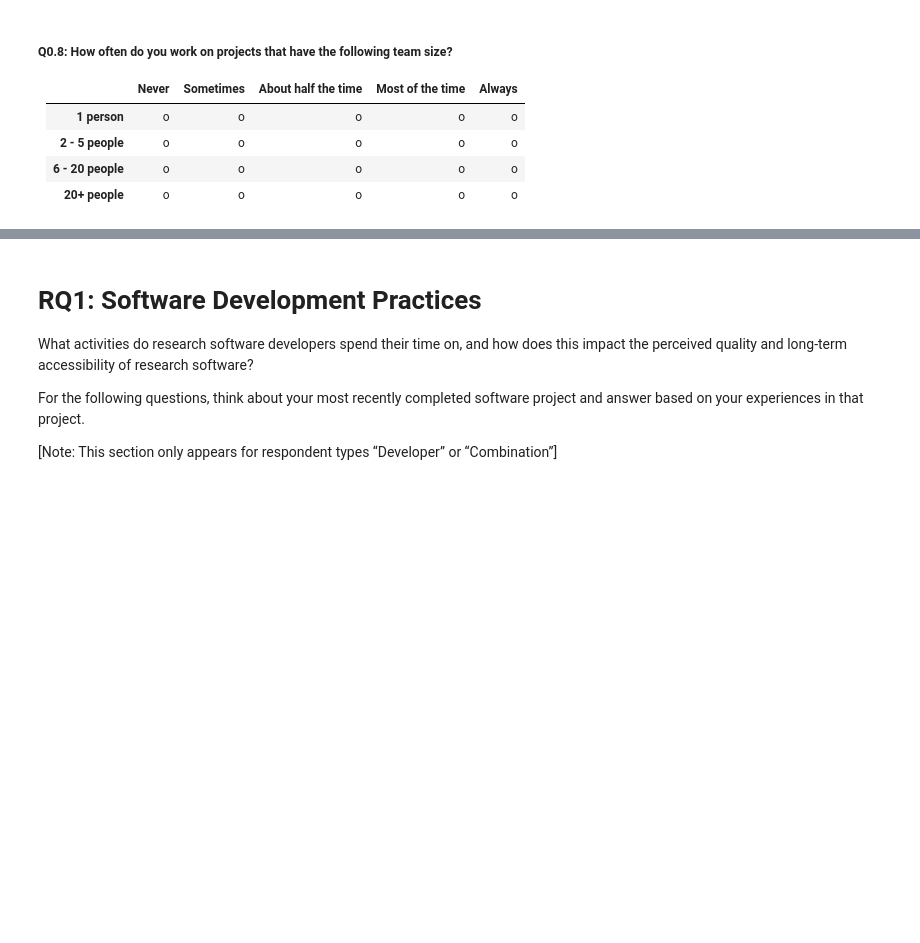
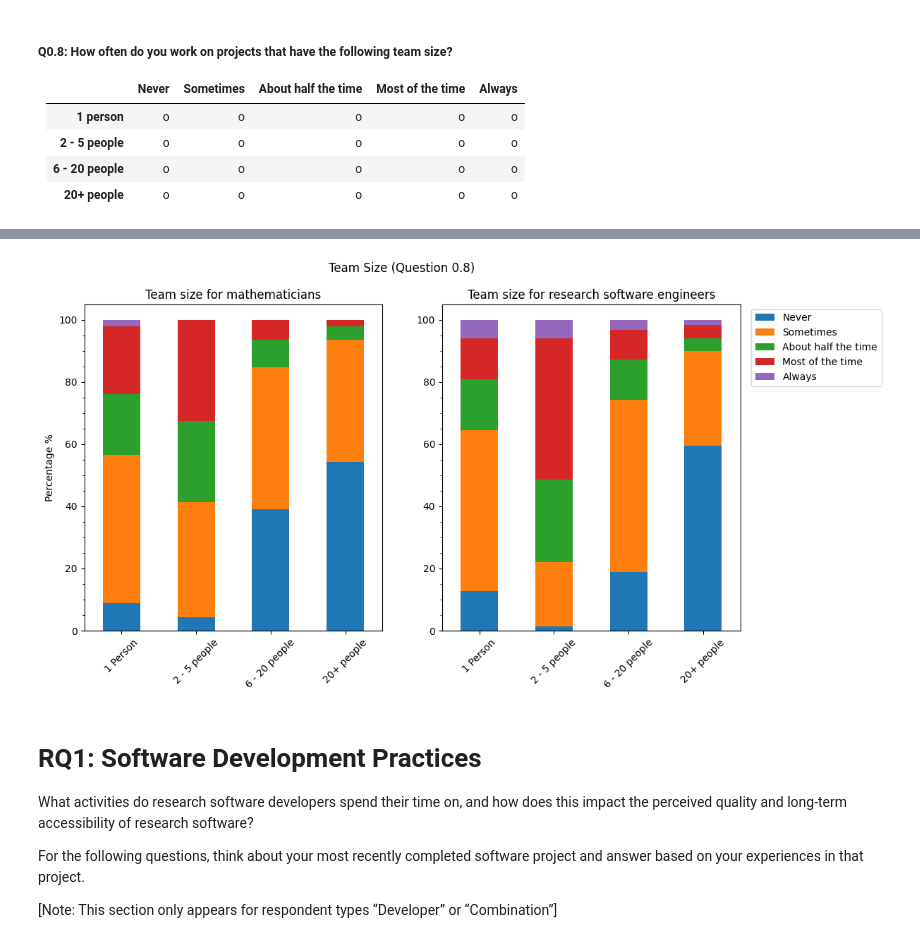
Before and after one commit to Not-Abram/Survey-for-Improving-Research-Software-Engineering-in-Mathematics, a Jupyter notebook: notebooks/surveydatacomparison.ipynb, the cells around one changed output, grey strips where cells are left out. Drawn from its saved outputs; the diff is of its cells as text; code cells hidden in the pictures; blank space fills up the shorter version.

```diff
--- a/notebooks/surveydatacomparison.ipynb
+++ b/notebooks/surveydatacomparison.ipynb
@@ -91,20 +105,19 @@ def set_questions(survey):
     return [('Respondent type', survey["Q0.1"][2:])]
 
 # possible text answers
-Answer_types = [
-    'Combination',
-    'Researchers',
-    'Developers']
+ANSWERS = ['Combination',
+           'Researchers',
+           'Developers']
 
 QUESTIONS = set_questions(IRSEM)
 
 # create dataframe
-df1 = pd.DataFrame(get_ans_counts(QUESTIONS), index=[label[0] for label in QUESTIONS])
+df1 = pd.DataFrame(get_ans_counts(QUESTIONS, ANSWERS), index=[label[0] for label in QUESTIONS])
 
 # repeat for second survey
 QUESTIONS = set_questions(URSSI)
 
-df2 = pd.DataFrame(get_ans_counts(QUESTIONS), index=[label[0] for label in QUESTIONS])
+df2 = pd.DataFrame(get_ans_counts(QUESTIONS, ANSWERS), index=[label[0] for label in QUESTIONS])
 
 
 # plot
@@ -364,0 +359,75 @@ Always                          13         0.02
+# %%
+# QUESTIONS // ANSWERS // DATASET // DATAPERCENTAGES
+
+
+bigtitle = 'Team Size (Question 0.8)'
+figtitles = 'Team size'
+STATEMENTS = ["1 Person",
+              "2 - 5 people",
+              "6 - 20 people",
+              "20+ people"]
+ANSWERS = ['Never',
+           'Sometimes',
+           'About half the time',
+           'Most of the time',
+           'Always']
+
+
+# print raw data
+print_question_set("Q0.8", )
+
+# select question / question segments
+# this works because the surveys have synced up questions!
+def set_likert_questions(survey=IRSEM, QNUM = "Q0.8", questions = ["1 Person", "2 - 5 people", "6 - 20 people", "20+ people"]):
+    DATA = []
+    for i, statement in enumerate(questions):
+        DATA.append((statement, survey[(QNUM + "_" + str(i + 1))][2:]))
+
+    return DATA
+
+    #return [('1 Person',             survey["Q0.8_1"][2:]),
+    #        ('2 - 5 people',         survey["Q0.8_2"][2:]),
+    #        ('6 - 20 people',        survey["Q0.8_3"][2:]),
+    #        ('20+ people',           survey["Q0.8_4"][2:])]
+
+def printlikertmatrix(QNUM = "Q0.8",
+                      Title = "Team Size (Question 0.8)",
+                      Subtitle = "Team size",
+                      Questions = ["1 Person", "2 - 5 people", "6 - 20 people", "20+ people"],
+                      Answers = ['Never','Sometimes', 'About half the time', 'Most of the time', 'Always'],
+                      Percentage = True):
+
+    LIKERT_DATA_IRSEM = set_likert_questions(survey=IRSEM, QNUM=QNUM, questions=Questions)
+    LIKERT_DATA_URSSI = set_likert_questions(survey=URSSI, QNUM=QNUM, questions=Questions)
+
+    # create dataframes
+    if (Percentage):
+        df1 = pd.DataFrame(get_percentages(LIKERT_DATA_IRSEM, Answers), index=[label[0] for label in Questions])
+        df2 = pd.DataFrame(get_percentages(LIKERT_DATA_URSSI, Answers), index=[label[0] for label in Questions])
+    else:
+        df1 = pd.DataFrame(get_ans_counts(LIKERT_DATA_IRSEM, Answers), index=[label[0] for label in Questions])
+        df2 = pd.DataFrame(get_ans_counts(LIKERT_DATA_URSSI, Answers), index=[label[0] for label in Questions])
+
+
+    # plot
+    fig, (ax1, ax2) = plt.subplots(1, 2)
+    fig.suptitle(Title) # Title
+
+    ax1 = df1.plot.bar(rot=0, ax=ax1, stacked = Percentage)
+    ax1.set_title(Subtitle + ' for mathematicians')
+    ax1.set_ylabel('Percentage %')
+    ax1.tick_params('x',labelrotation=45)
+    ax1.set_yticks(np.arange(0, 100.1, 5), minor=True)
+    ax1.get_legend().remove()
+
+    ax2 = df2.plot.bar(rot=0, ax=ax2, stacked = Percentage)
+    ax2.set_title(Subtitle + ' for research software engineers')
+    ax2.set_ylabel('')
+    ax2.tick_params('x',labelrotation=45)
+    ax2.set_yticks(np.arange(0, 100.1, 5), minor=True)
+
+    # edit parameters
+    plt.legend(bbox_to_anchor=(1.02, 1))
+    plt.gcf().set_size_inches(12, 6)
+    plt.show()
+# %% [output]
@@ -365,3 +451,4 @@ Always                          13         0.02
+[figure, added]
 # %% [markdown]
 # RQ1: Software Development Practices
 What activities do research software developers spend their time on, and how does this impact the perceived quality and long-term accessibility of research software?
```
Also changed, not shown: parts of 36 cells of this notebook, 1 other file.
